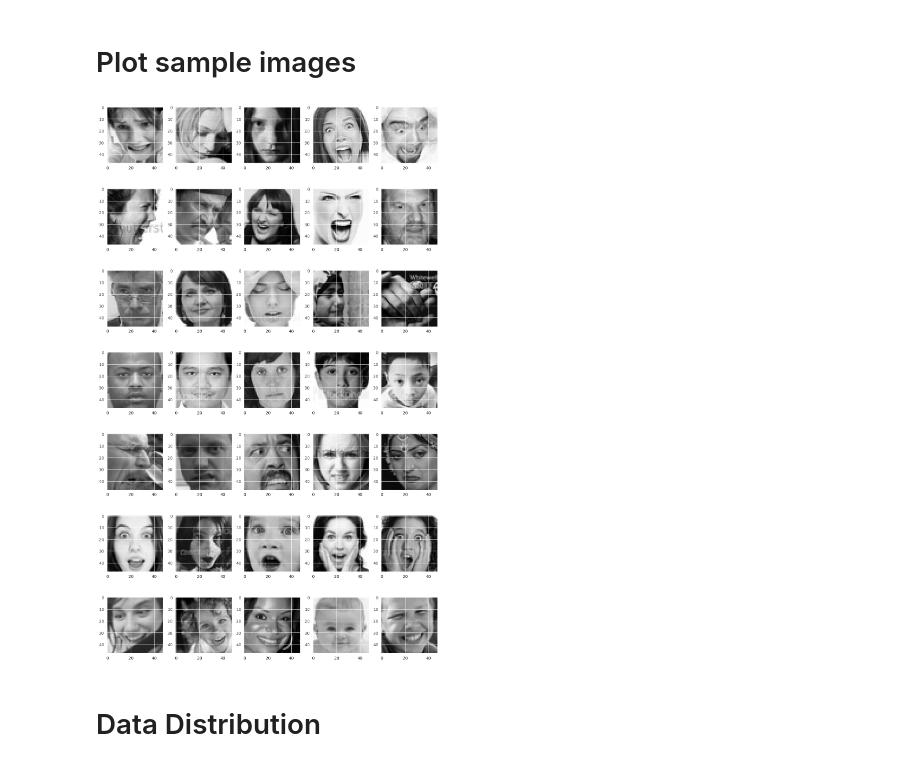
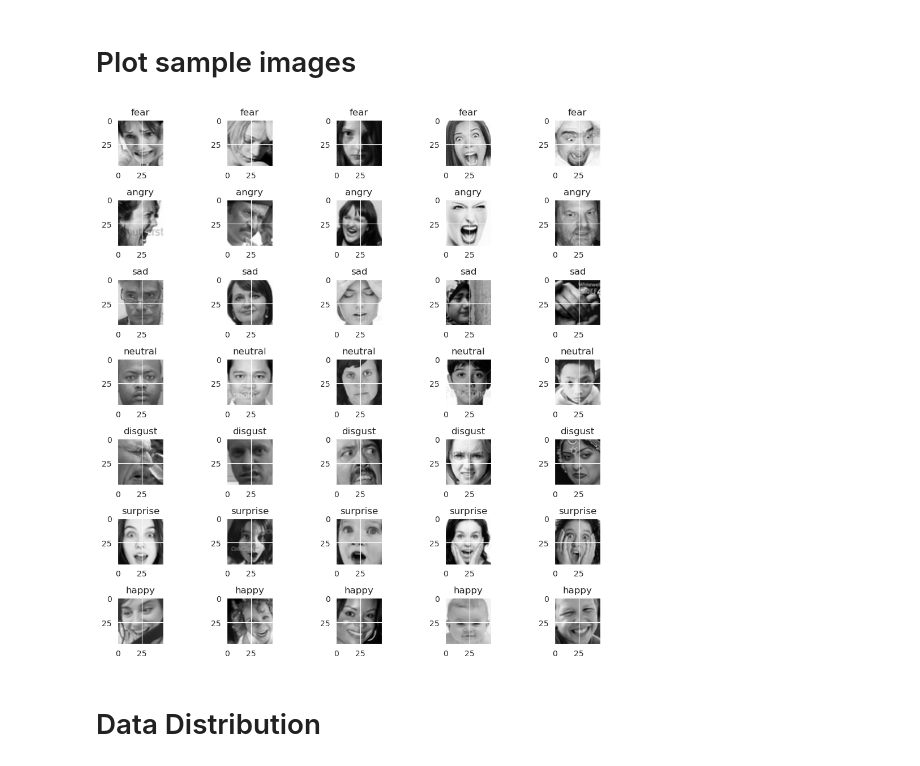
Before and after one commit to TiDev00/Facial_Emotion_Recognition, a Jupyter notebook: notebooks/detector.ipynb, the cells around one changed output. Cells and saved outputs as stored; diff of their text form; code cells hidden in the pictures.

```diff
--- a/notebooks/detector.ipynb
+++ b/notebooks/detector.ipynb
@@ -32,24 +35,27 @@ Tensorflow version: 2.11.0
 # %%
 root_dir = "../data"
 
 def plot_example_images():
     img_size = 48
-    plt.figure(0, figsize=(12, 20))
+    plt.figure(0, figsize=(10, 10))
     ctr = 0
 
     for expression in os.listdir(os.path.join(root_dir, "train")):
+        class_name = expression
+
         for i, filename in enumerate(os.listdir(os.path.join(root_dir, "train", expression))[:5]):
             ctr += 1
             plt.subplot(7, 5, ctr)
             img = load_img(os.path.join(root_dir, "train", expression, filename), target_size=(img_size, img_size))
-            plt.imshow(img, cmap="gray")
+            plt.imshow(img, cmap='gray')
+            plt.title(class_name)
 
     plt.tight_layout()
     plt.show()
 
 plot_example_images()
 # %% [output]
-[figure, old version]
+[figure, new version]
 # %% [markdown]
 # Data Distribution
 # %%
```
Also changed, not shown: parts of 10 cells of this notebook.
